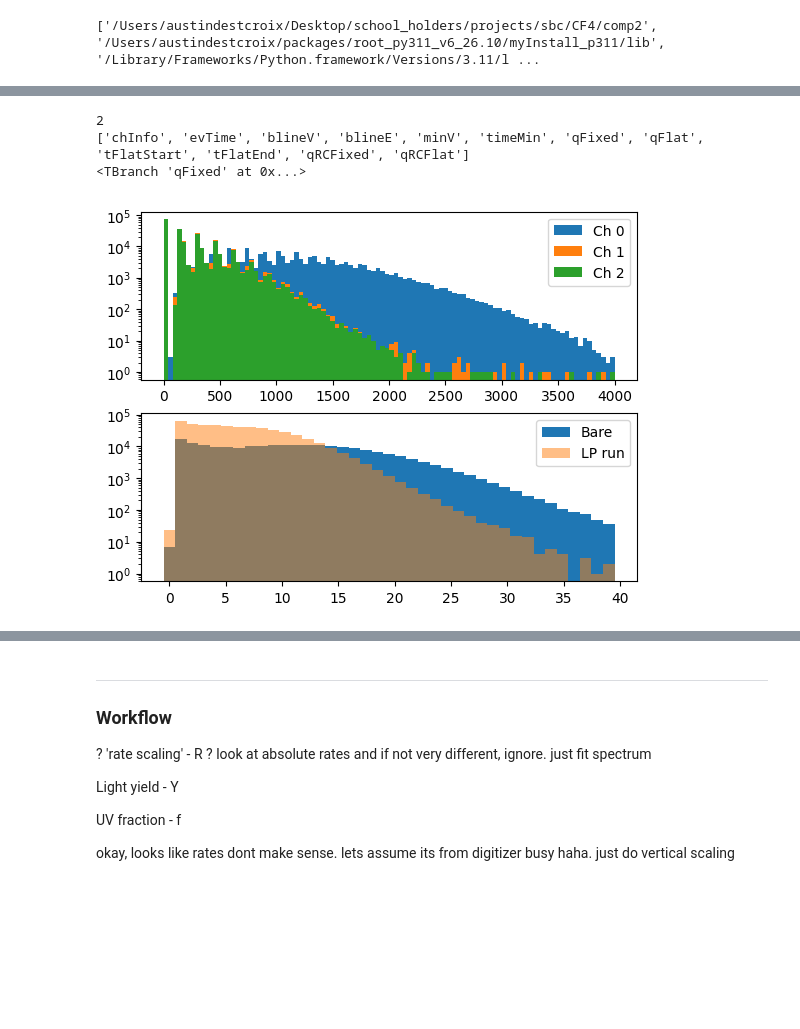
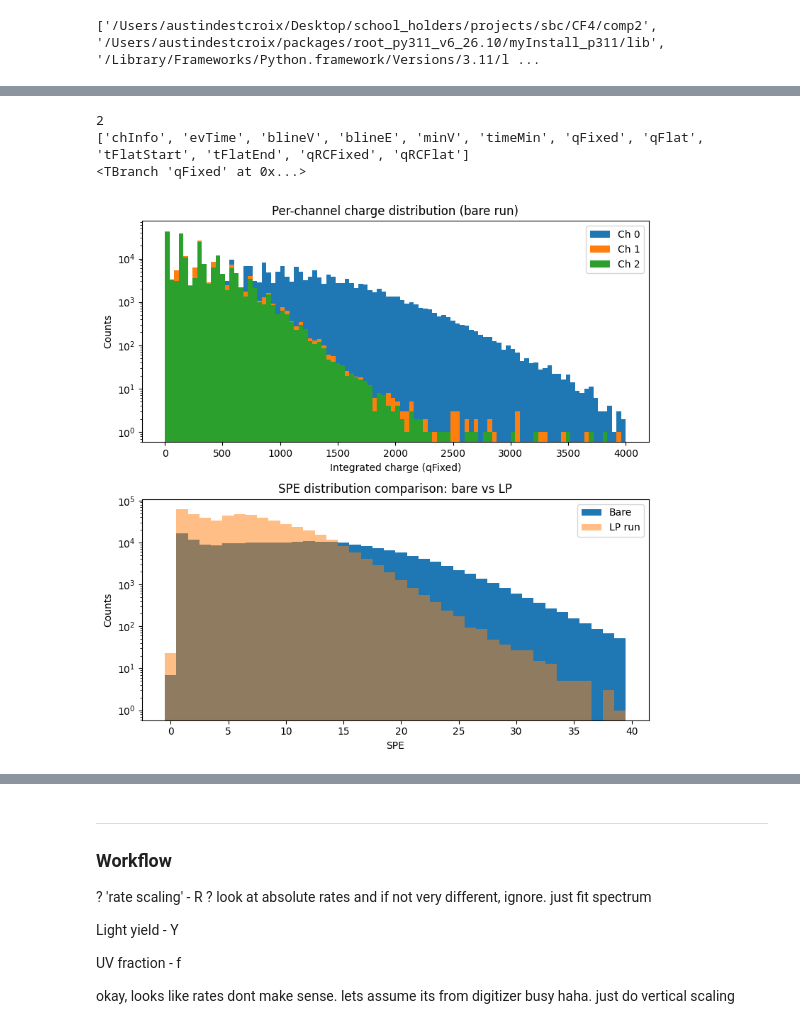
Before and after one commit to austindsc/cf4_analysisPipeline, a Jupyter notebook: comp2/c2_alphas_liq1.ipynb, the cells around one changed output, grey strips where cells are left out. Cells and saved outputs as stored; diff of their text form; code cells hidden in the pictures; blank space fills up the shorter version.

```diff
--- a/comp2/c2_alphas_liq1.ipynb
+++ b/comp2/c2_alphas_liq1.ipynb
@@ -49,9 +47,9 @@ import helpers.graphBuilders as GB
 # ------------- User Inputs ------------- #
 NCHAN = 3
 VERBOSE = False
-ASK_MATPLOT = True
+ASK_MATPLOT = False
 DO_2D = False
-QVAR_USE = "qFlat"
+QVAR_USE = "qFixed"
 PECUTVALUE = 0.5
 
 defPath = str(os.environ["CF4HOME"]) + "/procData/"
@@ -77,7 +75,7 @@ for run in allRuns:
     rcObj = RunClass(run, tt, fname = file_path)
     rcList.append(rcObj)
 
-    rcObj.computeSPE(width=15, verbose=VERBOSE, varname=QVAR_USE, channels=[i for i in range(NCHAN)], nbins = 150)
+    rcObj.computeSPE(width=25, verbose=VERBOSE, varname=QVAR_USE, channels=[i for i in range(NCHAN)], nbins = 150)
     rcObj.UprootConstructor()
     # rcList.append(rcObj)
 
@@ -118,35 +114,44 @@ print(rcBare.mttUp.keys())
 print(rcBare.mttUp["qFixed"])
 
 qraw = rcBare.mttUp[QVAR_USE].array(library="np")
 
 # for rc in rcList:
 #   qa = rc.GetSPEValues(qvar=QVAR_USE)
 
 ########################
-fig, (axQ, axS) = plt.subplots(2, 1)
+fig, (axQ, axS) = plt.subplots(2, 1, figsize=(8, 8))
 
 qraw = rcBare.mttUp[QVAR_USE].array(library="np")
 
 binEdge = np.linspace(0, 4000, 101)
 axQ.hist(qraw[:, 0], bins=binEdge, label="Ch 0")
 axQ.hist(qraw[:, 1], bins=binEdge, label="Ch 1")
 axQ.hist(qraw[:, 2], bins=binEdge, label="Ch 2")
 axQ.legend()
+axQ.set_title("Per-channel charge distribution (bare run)")
+axQ.set_xlabel("Integrated charge (qFixed)")
+axQ.set_ylabel("Counts")
 axQ.set_yscale("log")
 
-bE = np.linspace(-0.5, 39.5, 40)
+bE = np.linspace(-0.5, 39.5, 41)
 
-z = axS.hist(rcBare.GetSPEArray(), bins=bE, label = "Bare")
-z = axS.hist(rcLp.GetSPEArray(), bins=bE, alpha = 0.5, histtype="stepfilled", label = "LP run")
+zBare = axS.hist(rcBare.GetSPEArray(), bins=bE, label = "Bare")
+zLP = axS.hist(rcLp.GetSPEArray(), bins=bE, alpha = 0.5, histtype="stepfilled", label = "LP run")
 
+axS.set_title("SPE distribution comparison: bare vs LP")
+axS.set_xlabel("SPE")
+axS.set_ylabel("Counts")
 axS.set_yscale("log")
+
+# axS.set_xlim(4, 10)
 
 # axS.set_yscale("log")
 axS.legend()
+plt.tight_layout()
 plt.show()
 # axS.set_yscale("log")
 # %% [output]
 2
 ['chInfo', 'evTime', 'blineV', 'blineE', 'minV', 'timeMin', 'qFixed', 'qFlat', 'tFlatStart', 'tFlatEnd', 'qRCFixed', 'qRCFlat']
 <TBranch 'qFixed' at 0x...>
-[figure, old version]
+[figure, new version]
```
Also changed, not shown: parts of 12 cells of this notebook, 11 other files.
